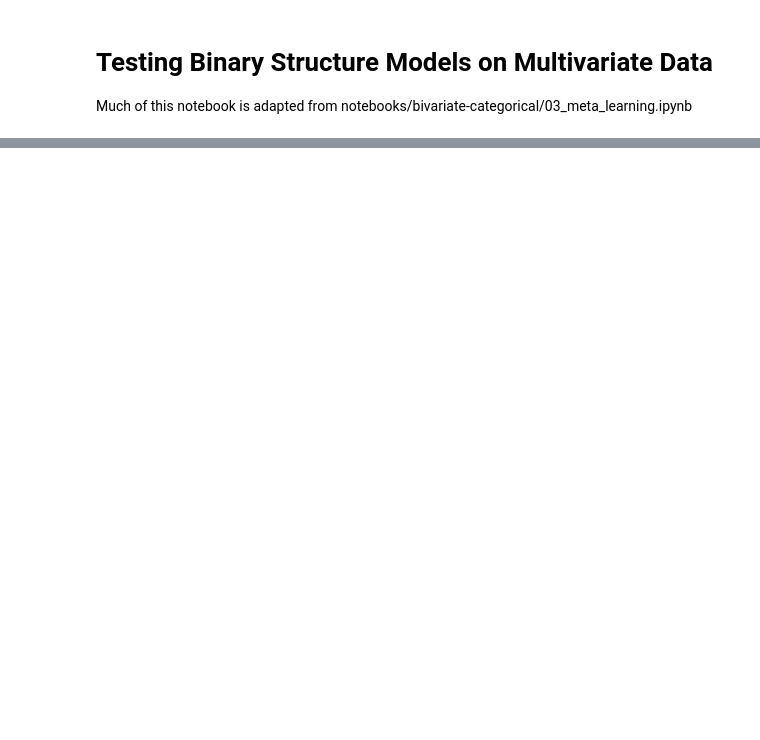
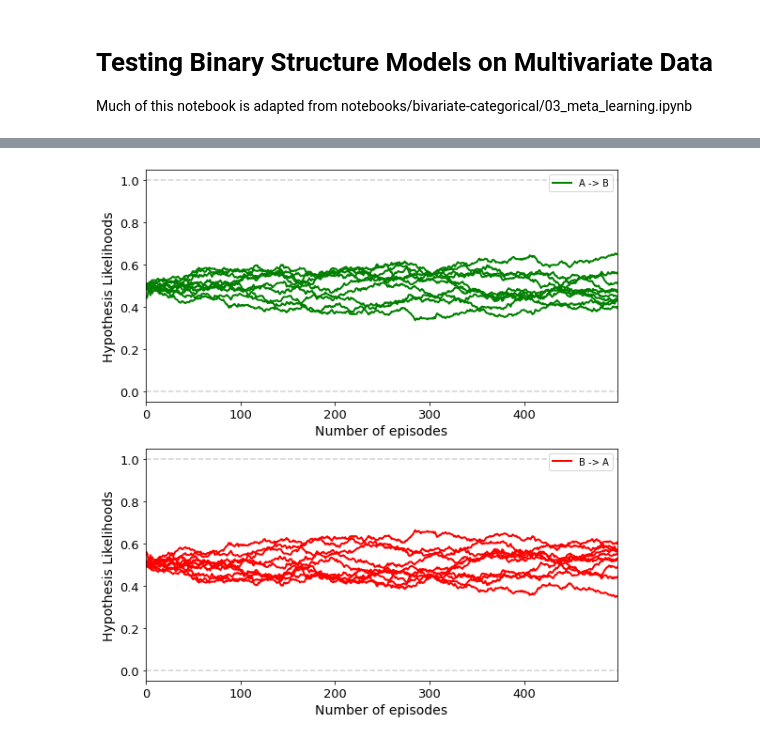
Before and after one commit to RobathanH/A-Meta-Transfer-Objective-For-Learning-To-Disentangle-Causal-Mechanisms, a Jupyter notebook: cs330/notebooks/pairwise_test.ipynb, the cells around one changed output, grey strips where cells are left out. Drawn from its saved outputs; the diff is of its cells as text; code cells hidden in the pictures; blank space fills up the shorter version.

```diff
--- a/cs330/notebooks/pairwise_test.ipynb
+++ b/cs330/notebooks/pairwise_test.ipynb
@@ -118,0 +130,30 @@ plt.show()
+# %%
+# Plot all structure likelihood histories over multiple runs
+
+fig, axarr = plt.subplots(model_handler.hypothesis_count(), 1, figsize=(9, 5 * model_handler.hypothesis_count()))
+
+counter = 0
+for name, curves in hypothesis_curves.items():
+    ax = axarr[counter]
+
+    ax.tick_params(axis='both', which='major', labelsize=13)
+    ax.axhline(1, c='lightgray', ls='--')
+    ax.axhline(0, c='lightgray', ls='--')
+
+    for curve_ind in range(curves.shape[0]):
+        if curve_ind == 0:
+            ax.plot(curves[curve_ind].numpy(), lw=2, color=HYPOTHESIS_COLORS[counter], label=name)
+        else:
+            ax.plot(curves[curve_ind].numpy(), lw=2, color=HYPOTHESIS_COLORS[counter])
+
+    ax.legend()
+    ax.set_xlim([0, model_handler.transfer_episode_count - 1])
+    ax.set_xlabel('Number of episodes', fontsize=14)
+    ax.set_ylabel("Hypothesis Likelihoods", fontsize=14)
+
+    counter += 1
+
+#plt.savefig(f"{TRIAL_ID}_all_alphas.png")
+plt.show()
+# %% [output]
+[figure, added]
```
Also changed, not shown: parts of 7 cells of this notebook, 3 other files.
